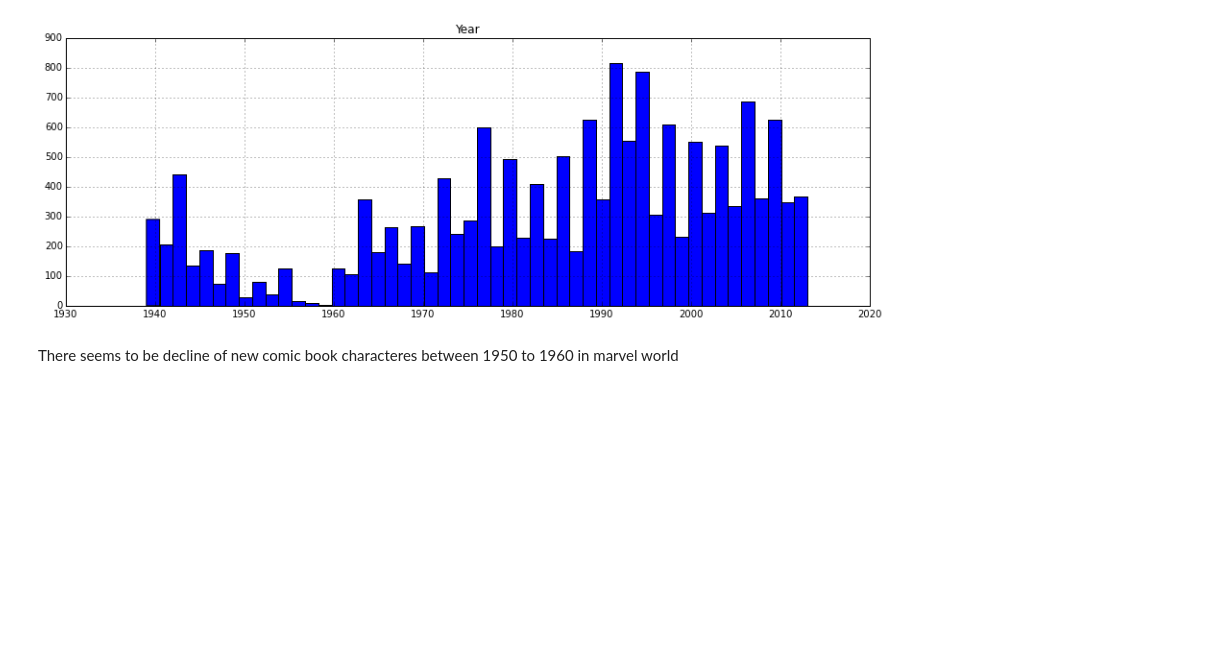
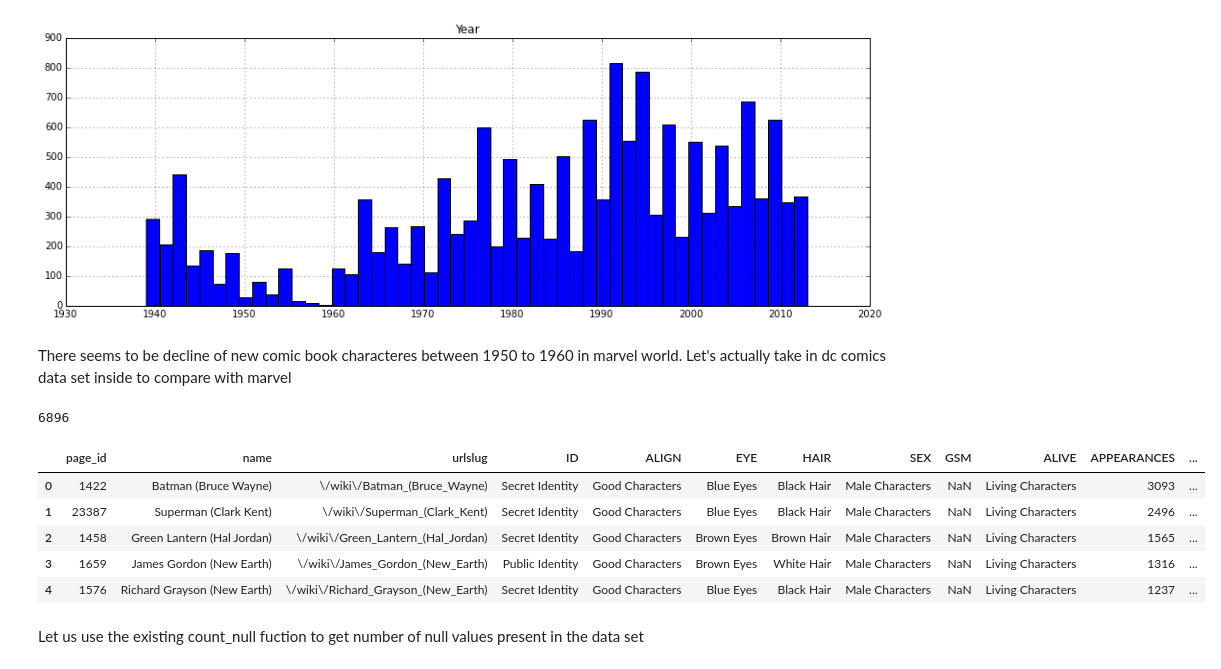
Before and after one commit to manjush3v/Comics, a Jupyter notebook: Comics.ipynb, the cells around one changed output. Drawn from its saved outputs; the diff is of its cells as text; code cells hidden in the pictures; blank space fills up the shorter version.

```diff
--- a/Comics.ipynb
+++ b/Comics.ipynb
@@ -51,4 +51,18 @@ comics.hist(column=['Year'], bins=50, figsize=(15,5))
 array([[<matplotlib.axes._subplots.AxesSubplot object at 0x...>]], dtype=object)
 [figure]
 # %% [markdown]
-There seems to be decline of new comic book characteres between 1950 to 1960 in marvel world
+There seems to be decline of new comic book characteres between 1950 to 1960 in marvel world. Let's actually take in dc comics data set inside to compare with marvel
+# %%
+dc_comics = pd.read_csv('dc-wikia-data.csv')
+print len(dc_comics)
+dc_comics.head(5)
+# %% [output]
+6896
+|  | page_id | name | urlslug | ID | ALIGN | EYE | HAIR | SEX | GSM | ALIVE | APPEARANCES | ... |
+| 0 | 1422 | Batman (Bruce Wayne) | \/wiki\/Batman_(Bruce_Wayne) | Secret Identity | Good Characters | Blue Eyes | Black Hair | Male Characters | NaN | Living Characters | 3093 | ... |
+| 1 | 23387 | Superman (Clark Kent) | \/wiki\/Superman_(Clark_Kent) | Secret Identity | Good Characters | Blue Eyes | Black Hair | Male Characters | NaN | Living Characters | 2496 | ... |
+| 2 | 1458 | Green Lantern (Hal Jordan) | \/wiki\/Green_Lantern_(Hal_Jordan) | Secret Identity | Good Characters | Brown Eyes | Brown Hair | Male Characters | NaN | Living Characters | 1565 | ... |
+| 3 | 1659 | James Gordon (New Earth) | \/wiki\/James_Gordon_(New_Earth) | Public Identity | Good Characters | Brown Eyes | White Hair | Male Characters | NaN | Living Characters | 1316 | ... |
+| 4 | 1576 | Richard Grayson (New Earth) | \/wiki\/Richard_Grayson_(New_Earth) | Secret Identity | Good Characters | Blue Eyes | Black Hair | Male Characters | NaN | Living Characters | 1237 | ... |
+# %% [markdown]
+Let us use the existing count_null fuction to get number of null values present in the data set
```
Also changed, not shown: parts of 11 cells of this notebook.
